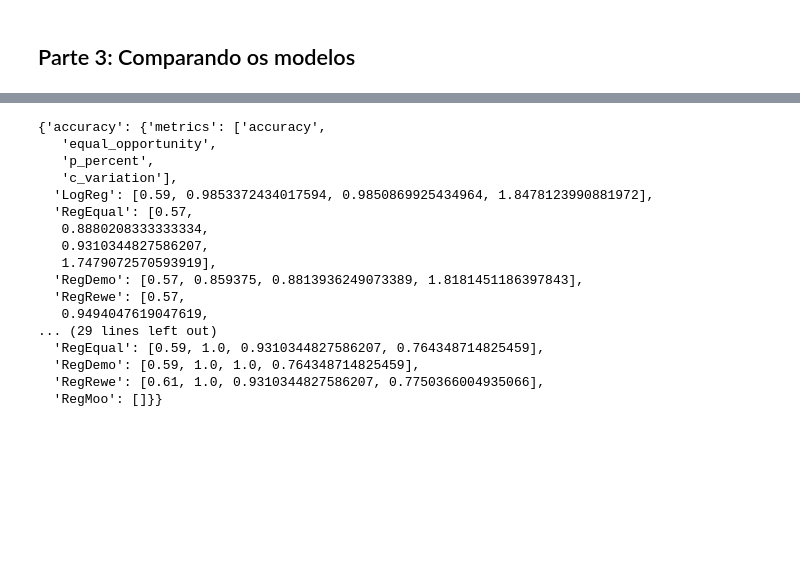
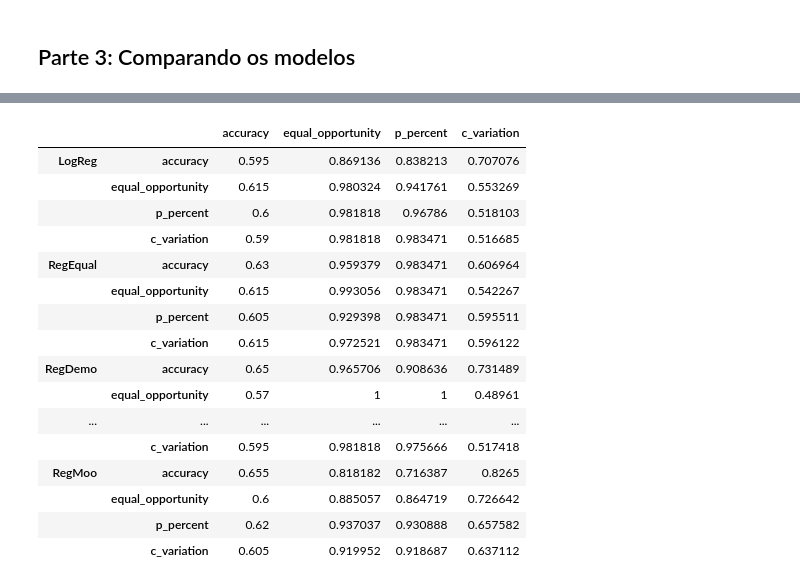
Before and after one commit to viguardieiro/moopt_fairness, a Jupyter notebook: Models comparison.ipynb, the cells around one changed output, grey strips where cells are left out. Cells and saved outputs as stored; diff of their text form; code cells hidden in the pictures; blank space fills up the shorter version.

```diff
--- a/Models comparison.ipynb
+++ b/Models comparison.ipynb
@@ -219,6 +231,10 @@ for metric in metrics:
                             equal_opportunity_score(sensitive_column="Sex")(reg_equal, X_test, y_test),
                             p_percent_score(sensitive_column="Sex")(reg_log, X_test),
                             coefficient_of_variation(reg_equal, X_test, y_test)]
+    results_test.loc[('RegEqual',metric),:] = [reg_equal.score(X_test, y_test),
+                            equal_opportunity_score(sensitive_column="Sex")(reg_equal, X_test, y_test),
+                            p_percent_score(sensitive_column="Sex")(reg_log, X_test),
+                            coefficient_of_variation(reg_equal, X_test, y_test)]
 # %% [output]
 Metric:  accuracy
   Train:
@@ -425,20 +423,20 @@ TypeError: '>=' not supported between instances of 'NoneType' and 'int'
-# %%
-optimize_metrics
-# %% [output]
-{'accuracy': {'metrics': ['accuracy',
-   'equal_opportunity',
-   'p_percent',
-   'c_variation'],
-  'LogReg': [0.59, 0.9853372434017594, 0.9850869925434964, 1.8478123990881972],
-  'RegEqual': [0.57,
-   0.8880208333333334,
-   0.9310344827586207,
-   1.7479072570593919],
-  'RegDemo': [0.57, 0.859375, 0.8813936249073389, 1.8181451186397843],
-  'RegRewe': [0.57,
-   0.9494047619047619,
-... (29 lines left out)
-  'RegEqual': [0.59, 1.0, 0.9310344827586207, 0.764348714825459],
-  'RegDemo': [0.59, 1.0, 1.0, 0.764348714825459],
-  'RegRewe': [0.61, 1.0, 0.9310344827586207, 0.7750366004935066],
-  'RegMoo': []}}
+# %%
+results_test
+# %% [output]
+|  |  | accuracy | equal_opportunity | p_percent | c_variation |
+| LogReg | accuracy | 0.595 | 0.869136 | 0.838213 | 0.707076 |
+|  | equal_opportunity | 0.615 | 0.980324 | 0.941761 | 0.553269 |
+|  | p_percent | 0.6 | 0.981818 | 0.96786 | 0.518103 |
+|  | c_variation | 0.59 | 0.981818 | 0.983471 | 0.516685 |
+| RegEqual | accuracy | 0.63 | 0.959379 | 0.983471 | 0.606964 |
+|  | equal_opportunity | 0.615 | 0.993056 | 0.983471 | 0.542267 |
+|  | p_percent | 0.605 | 0.929398 | 0.983471 | 0.595511 |
+|  | c_variation | 0.615 | 0.972521 | 0.983471 | 0.596122 |
+| RegDemo | accuracy | 0.65 | 0.965706 | 0.908636 | 0.731489 |
+|  | equal_opportunity | 0.57 | 1 | 1 | 0.48961 |
+| ... | ... | ... | ... | ... | ... |
+|  | c_variation | 0.595 | 0.981818 | 0.975666 | 0.517418 |
+| RegMoo | accuracy | 0.655 | 0.818182 | 0.716387 | 0.8265 |
+|  | equal_opportunity | 0.6 | 0.885057 | 0.864719 | 0.726642 |
+|  | p_percent | 0.62 | 0.937037 | 0.930888 | 0.657582 |
+|  | c_variation | 0.605 | 0.919952 | 0.918687 | 0.637112 |
```
Also changed, not shown: parts of 18 cells of this notebook, 1 other file.
